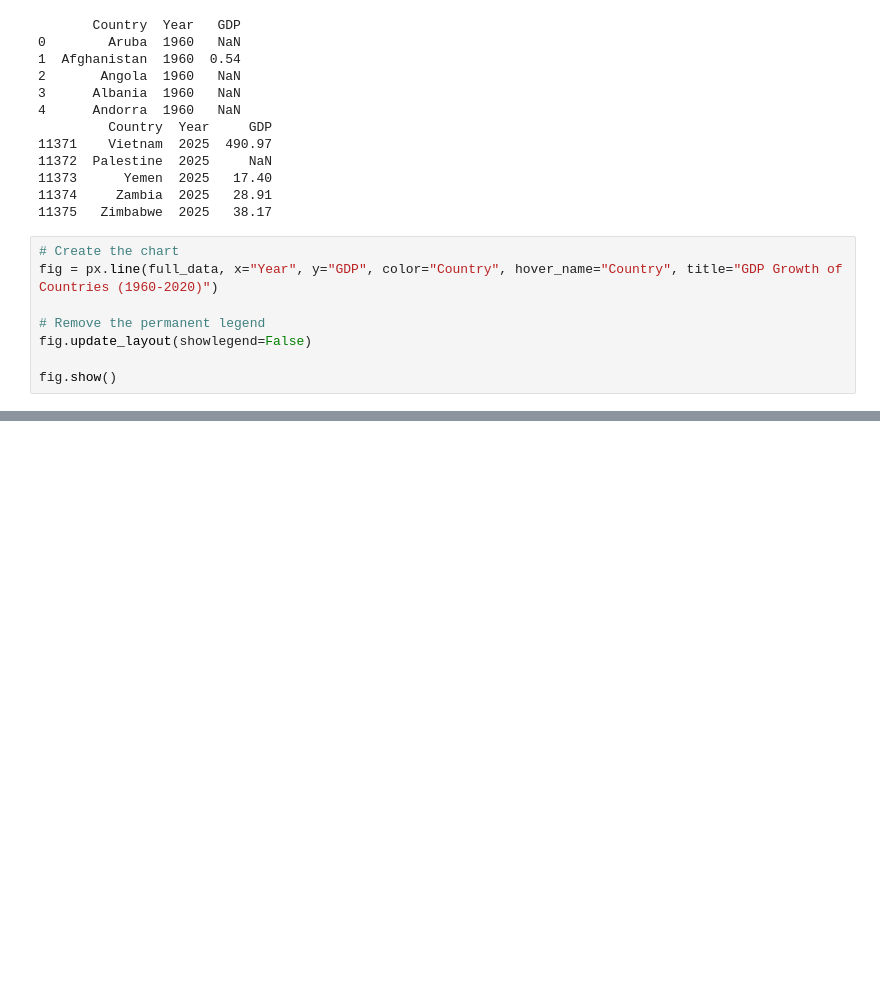
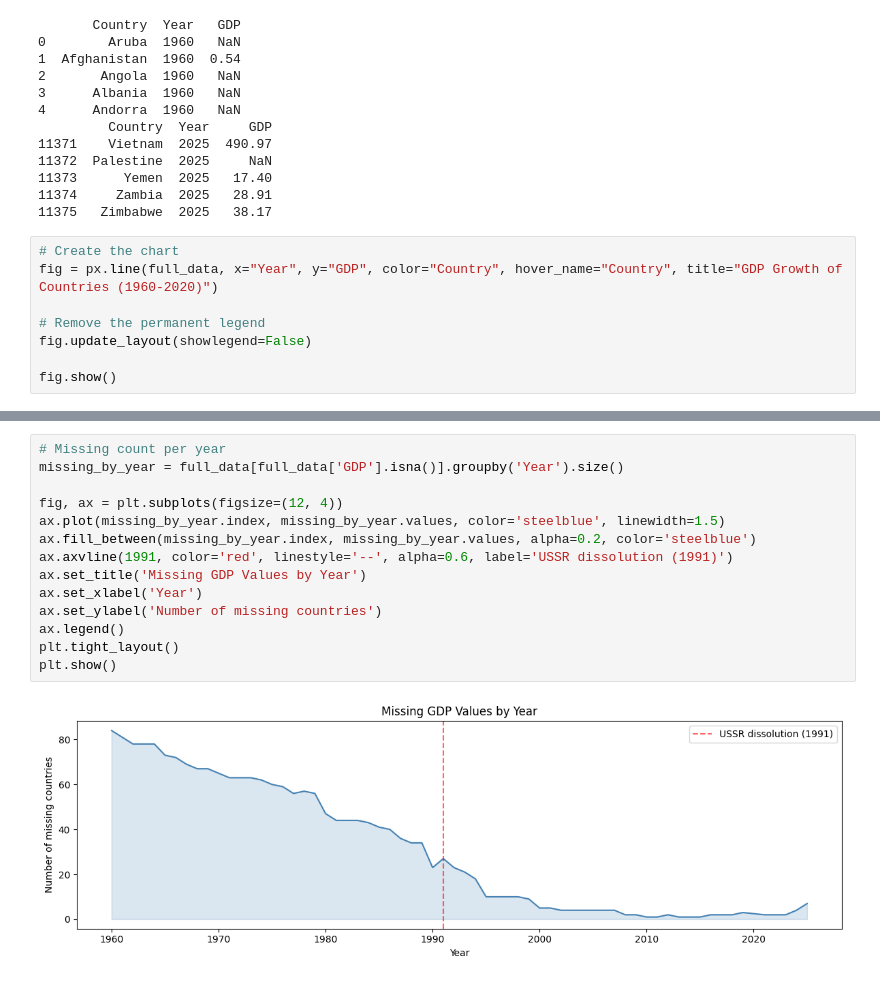
Before and after one commit to Nickeniklas/gdp-data-pipeline, a Jupyter notebook: 02_EDA.ipynb, the cells around one changed output, grey strips where cells are left out. Drawn from its saved outputs; the diff is of its cells as text; blank space fills up the shorter version.

```diff
--- a/02_EDA.ipynb
+++ b/02_EDA.ipynb
@@ -46,0 +61,16 @@ fig.show()
+# %%
+# Missing count per year
+missing_by_year = full_data[full_data['GDP'].isna()].groupby('Year').size()
+
+fig, ax = plt.subplots(figsize=(12, 4))
+ax.plot(missing_by_year.index, missing_by_year.values, color='steelblue', linewidth=1.5)
+ax.fill_between(missing_by_year.index, missing_by_year.values, alpha=0.2, color='steelblue')
+ax.axvline(1991, color='red', linestyle='--', alpha=0.6, label='USSR dissolution (1991)')
+ax.set_title('Missing GDP Values by Year')
+ax.set_xlabel('Year')
+ax.set_ylabel('Number of missing countries')
+ax.legend()
+plt.tight_layout()
+plt.show()
+# %% [output]
+[figure, added]
```
Also changed, not shown: parts of 30 cells of this notebook.
